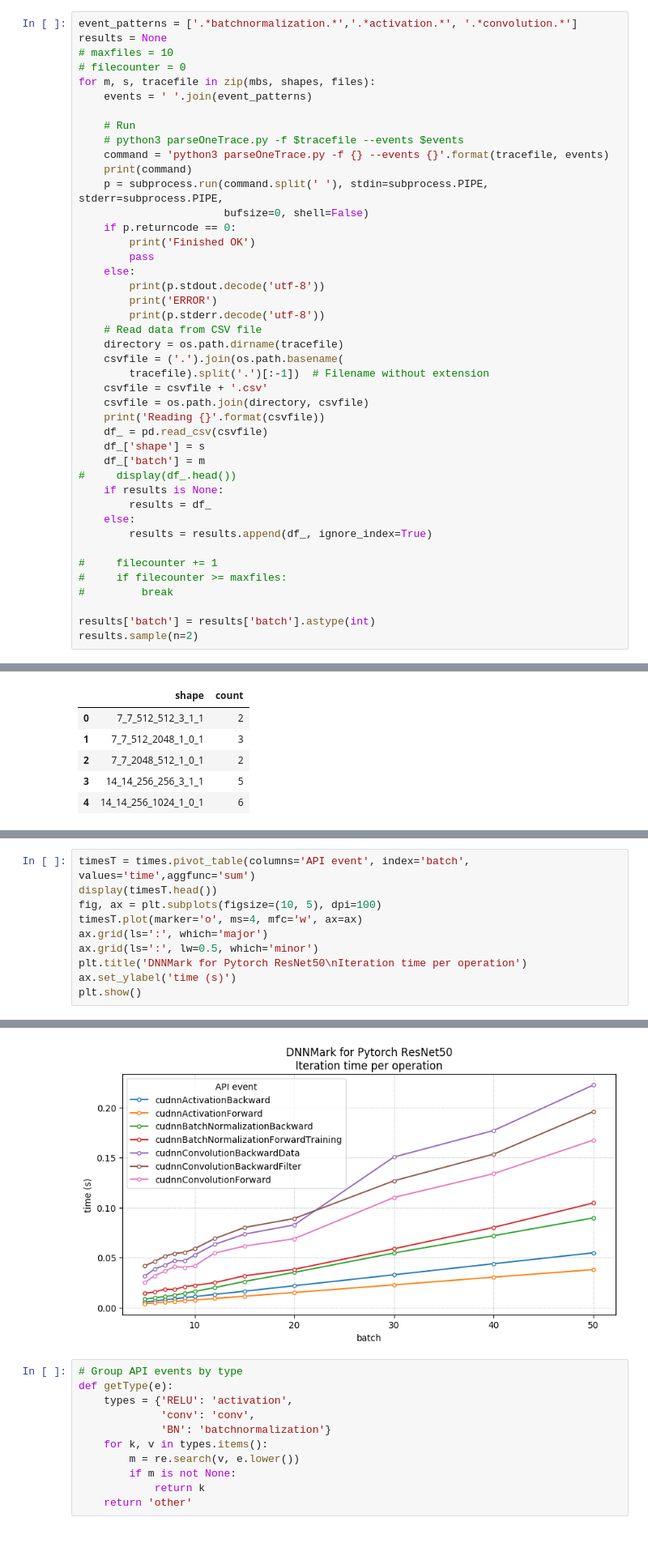
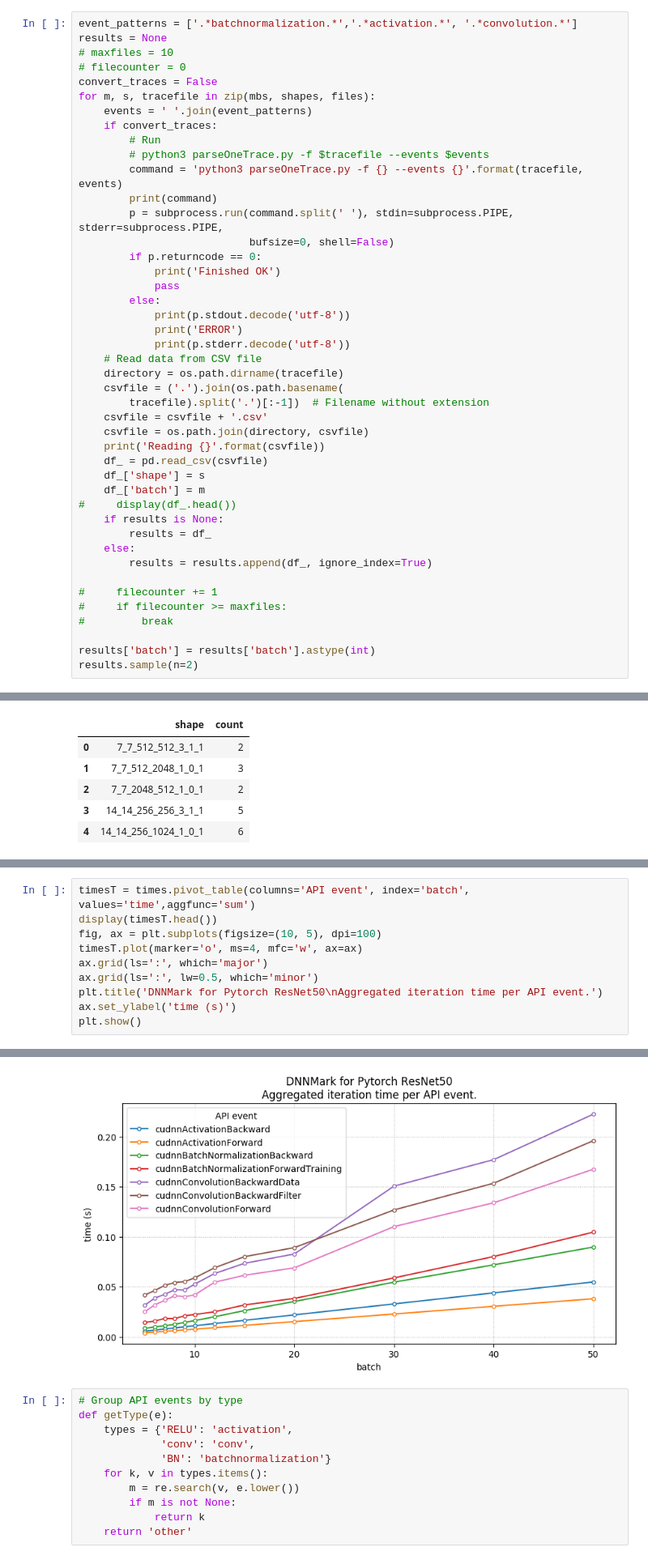
Before and after one commit to pyotr777/nsystraceparser, a Jupyter notebook: aggregateTimeFromMultipleTraces-DNNMark.ipynb, the cells around one changed output, grey strips where cells are left out. Shown: that part at 81% size. Saved outputs shown, nothing was run; the diff lists cells and outputs as text.

```diff
--- a/aggregateTimeFromMultipleTraces-DNNMark.ipynb
+++ b/aggregateTimeFromMultipleTraces-DNNMark.ipynb
@@ -67,22 +67,23 @@ event_patterns = ['.*batchnormalization.*','.*activation.*', '.*convolution.*']
 results = None
 # maxfiles = 10
 # filecounter = 0
+convert_traces = False
 for m, s, tracefile in zip(mbs, shapes, files):
     events = ' '.join(event_patterns)
-
-    # Run
-    # python3 parseOneTrace.py -f $tracefile --events $events
-    command = 'python3 parseOneTrace.py -f {} --events {}'.format(tracefile, events)
-    print(command)
-    p = subprocess.run(command.split(' '), stdin=subprocess.PIPE, stderr=subprocess.PIPE,
-                       bufsize=0, shell=False)
-    if p.returncode == 0:
-        print('Finished OK')
-        pass
-    else:
-        print(p.stdout.decode('utf-8'))
-        print('ERROR')
-        print(p.stderr.decode('utf-8'))
+    if convert_traces:
+        # Run
+        # python3 parseOneTrace.py -f $tracefile --events $events
+        command = 'python3 parseOneTrace.py -f {} --events {}'.format(tracefile, events)
+        print(command)
+        p = subprocess.run(command.split(' '), stdin=subprocess.PIPE, stderr=subprocess.PIPE,
+                           bufsize=0, shell=False)
+        if p.returncode == 0:
+            print('Finished OK')
+            pass
+        else:
+            print(p.stdout.decode('utf-8'))
+            print('ERROR')
+            print(p.stderr.decode('utf-8'))
     # Read data from CSV file
     directory = os.path.dirname(tracefile)
     csvfile = ('.').join(os.path.basename(
@@ -239,22 +240,22 @@ Merged with shape count:
 # %%
 timesT = times.pivot_table(columns='API event', index='batch', values='time',aggfunc='sum')
 display(timesT.head())
 fig, ax = plt.subplots(figsize=(10, 5), dpi=100)
 timesT.plot(marker='o', ms=4, mfc='w', ax=ax)
 ax.grid(ls=':', which='major')
 ax.grid(ls=':', lw=0.5, which='minor')
-plt.title('DNNMark for Pytorch ResNet50\nIteration time per operation')
+plt.title('DNNMark for Pytorch ResNet50\nAggregated iteration time per API event.')
 ax.set_ylabel('time (s)')
 plt.show()
 # %% [output]
 | API event | cudnnActivationBackward | cudnnActivationForward | cudnnBatchNormalizationBackward | cudnnBatchNormalizationForwardTra... | ... |
 | batch |  |  |  |  | ... |
 | 5 | 0.005541 | 0.003807 | 0.008329 | 0.014336 | ... |
 | 6 | 0.006618 | 0.004560 | 0.009770 | 0.015579 | ... |
 | 7 | 0.007706 | 0.005314 | 0.010958 | 0.018276 | ... |
 | 8 | 0.008813 | 0.006077 | 0.012360 | 0.018097 | ... |
 | 9 | 0.009883 | 0.006808 | 0.014340 | 0.020901 | ... |
-[figure, old version]
+[figure, new version]
 # %%
 # Group API events by type
 def getType(e):
```
Also changed, not shown: parts of 3 cells of this notebook, 1 other file.
